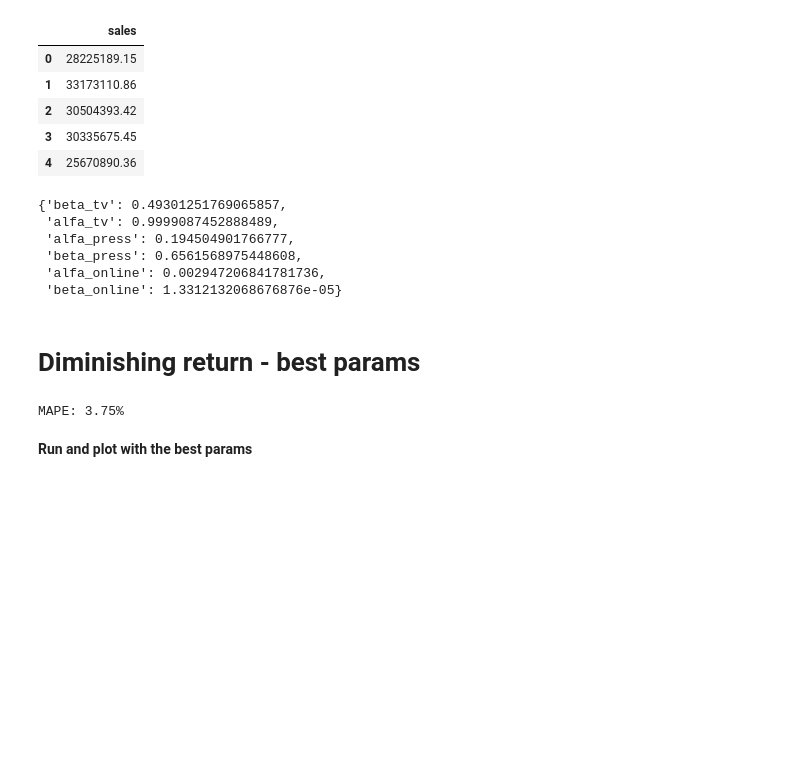
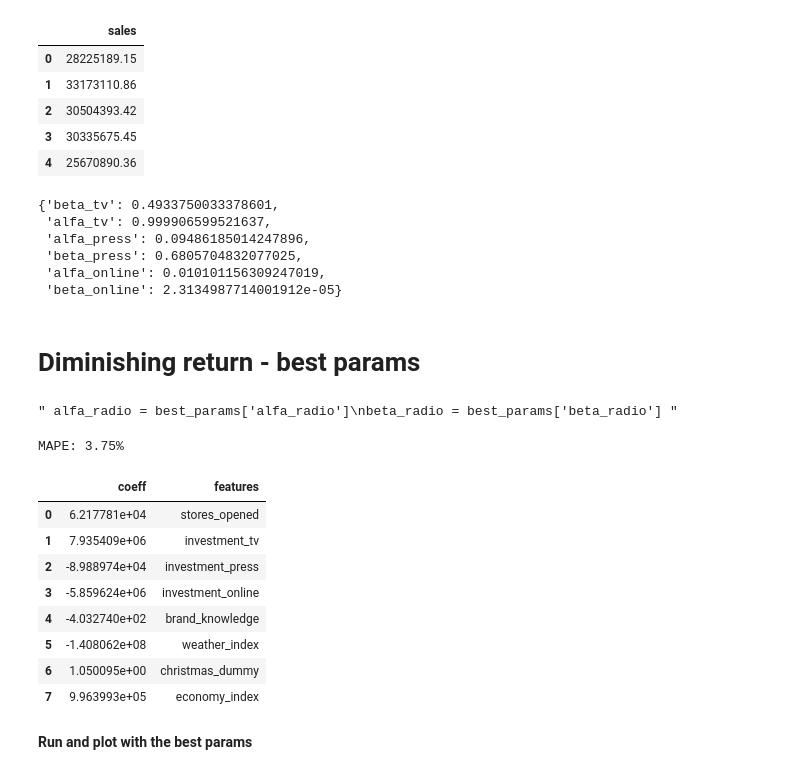
Before and after one commit to martincho48/Portfolio, a Jupyter notebook: Machine_Learning/Regression/Comercials-marketing_mix_modeling/marketing_mix_modeling-econometric.ipynb, the cells around one changed output. Saved outputs shown, nothing was run; the diff lists cells and outputs as text; code cells hidden in the pictures; blank space fills up the shorter version.

```diff
--- a/Machine_Learning/Regression/Comercials-marketing_mix_modeling/marketing_mix_modeling-econometric.ipynb
+++ b/Machine_Learning/Regression/Comercials-marketing_mix_modeling/marketing_mix_modeling-econometric.ipynb
@@ -556,7 +562,11 @@ def coeff(X, y):
     return gamma
 # %%
 # Loop through all combinations of beta and alfa
-def optimizing_function(beta_tv, alfa_tv, beta_press, alfa_press, beta_online, alfa_online):
+def optimizing_function(beta_tv, alfa_tv,
+                        beta_press, alfa_press,
+                        beta_online, alfa_online,
+                        #beta_radio, alfa_radio,
+                        ):
 
     new_X = {}
 
@@ -564,6 +574,7 @@ def optimizing_function(beta_tv, alfa_tv, beta_press, alfa_press, beta_online, a
     new_X['tv_spend'] = dr(adstock(X_base['investment_tv'], beta=beta_tv), alfa=alfa_tv)
     new_X['press_spend'] = dr(adstock(X_base['investment_press'], beta=beta_press), alfa=alfa_press)
     new_X['online_spend'] = dr(adstock(X_base['investment_online'], beta=beta_online), alfa=alfa_online)
+    #new_X['radio_spend'] = dr(adstock(X_base['investment_radio'], beta=beta_radio), alfa=alfa_radio)
 
     # Create new DataFrame
     df_new = pd.DataFrame.from_dict(new_X)
@@ -597,7 +608,10 @@ instrum = ng.p.Instrumentation(
     beta_press = ng.p.Scalar(lower=0, upper=1),
 
     alfa_online = ng.p.Scalar(lower=0, upper=1),
-    beta_online = ng.p.Scalar(lower=0, upper=1)
+    beta_online = ng.p.Scalar(lower=0, upper=1),
+
+    #alfa_radio = ng.p.Scalar(lower=0, upper=1),
+    #beta_radio = ng.p.Scalar(lower=0, upper=1)
 )
 # %%
 # Set up the optimizer
@@ -611,12 +625,12 @@ best_params = recommendation.value[1]
 
 best_params
 # %% [output]
-{'beta_tv': 0.49301251769065857,
- 'alfa_tv': 0.9999087452888489,
- 'alfa_press': 0.194504901766777,
- 'beta_press': 0.6561568975448608,
- 'alfa_online': 0.002947206841781736,
- 'beta_online': 1.3312132068676876e-05}
+{'beta_tv': 0.4933750033378601,
+ 'alfa_tv': 0.999906599521637,
+ 'alfa_press': 0.09486185014247896,
+ 'beta_press': 0.6805704832077025,
+ 'alfa_online': 0.010101156309247019,
+ 'beta_online': 2.3134987714001912e-05}
 # %% [markdown]
 # Diminishing return - best params
 # %%
@@ -629,6 +643,11 @@ beta_press = best_params['beta_press']
 
 alfa_online = best_params['alfa_online']
 beta_online = best_params['beta_online']
+
+""" alfa_radio = best_params['alfa_radio']
+beta_radio = best_params['beta_radio'] """
+# %% [output]
+" alfa_radio = best_params['alfa_radio']\nbeta_radio = best_params['beta_radio'] "
 # %%
 # Run with the best params
 new_X = {}
@@ -638,12 +657,18 @@ new_X['tv_spend'] = dr(adstock(X_base['investment_tv'], beta=beta_tv), alfa=alfa
 new_X['press_spend'] = dr(adstock(X_base['investment_press'], beta=beta_press), alfa=alfa_press)
 new_X['online_spend'] = dr(adstock(X_base['investment_online'], beta=beta_online), alfa=alfa_online)
 
+#new_X['radio_spend'] = dr(adstock(X_base['investment_radio'], beta=beta_radio), alfa=alfa_radio)
+
 # Create new DataFrame
 df_new = pd.DataFrame.from_dict(new_X)
 df_new = pd.concat([X_base, df_new], axis=1)
 
 # Drop original sales
-df_new = df_new.drop(['investment_tv', 'investment_online', 'investment_press'], axis=1)
+df_new = df_new.drop(['investment_tv',
+                      'investment_online',
+                      'investment_press',
+                      #'investment_radio'
+                      ], axis=1)
 
 # Compute coefficients
 gamma = coeff(df_new, y_base)
@@ -654,11 +679,32 @@ df_new['sales_pred'] = np.dot(df_new, gamma)
 # Add true value
 df_new['sales'] = y_base['sales'].copy()
 
+
+
+# New df
+coeff_df = pd.DataFrame({'coeff':gamma.flatten().tolist()})
+coeff_df = coeff_df.iloc[:-1].copy()
+coeff_df['features'] = input_cols
+
+
 # Calculate MAPE
 mape = (mean_absolute_percentage_error(y_base['sales'], df_new['sales_pred']) * 100).round(2)
+
 print(f'MAPE: {mape}%')
 # %% [output]
 MAPE: 3.75%
+# %%
+coeff_df
+# %% [output]
+|  | coeff | features |
+| 0 | 6.217781e+04 | stores_opened |
+| 1 | 7.935409e+06 | investment_tv |
+| 2 | -8.988974e+04 | investment_press |
+| 3 | -5.859624e+06 | investment_online |
+| 4 | -4.032740e+02 | brand_knowledge |
+| 5 | -1.408062e+08 | weather_index |
+| 6 | 1.050095e+00 | christmas_dummy |
+| 7 | 9.963993e+05 | economy_index |
 # %% [markdown]
 **Run and plot with the best params**
 # %%
```
Also changed, not shown: parts of 5 cells of this notebook.
